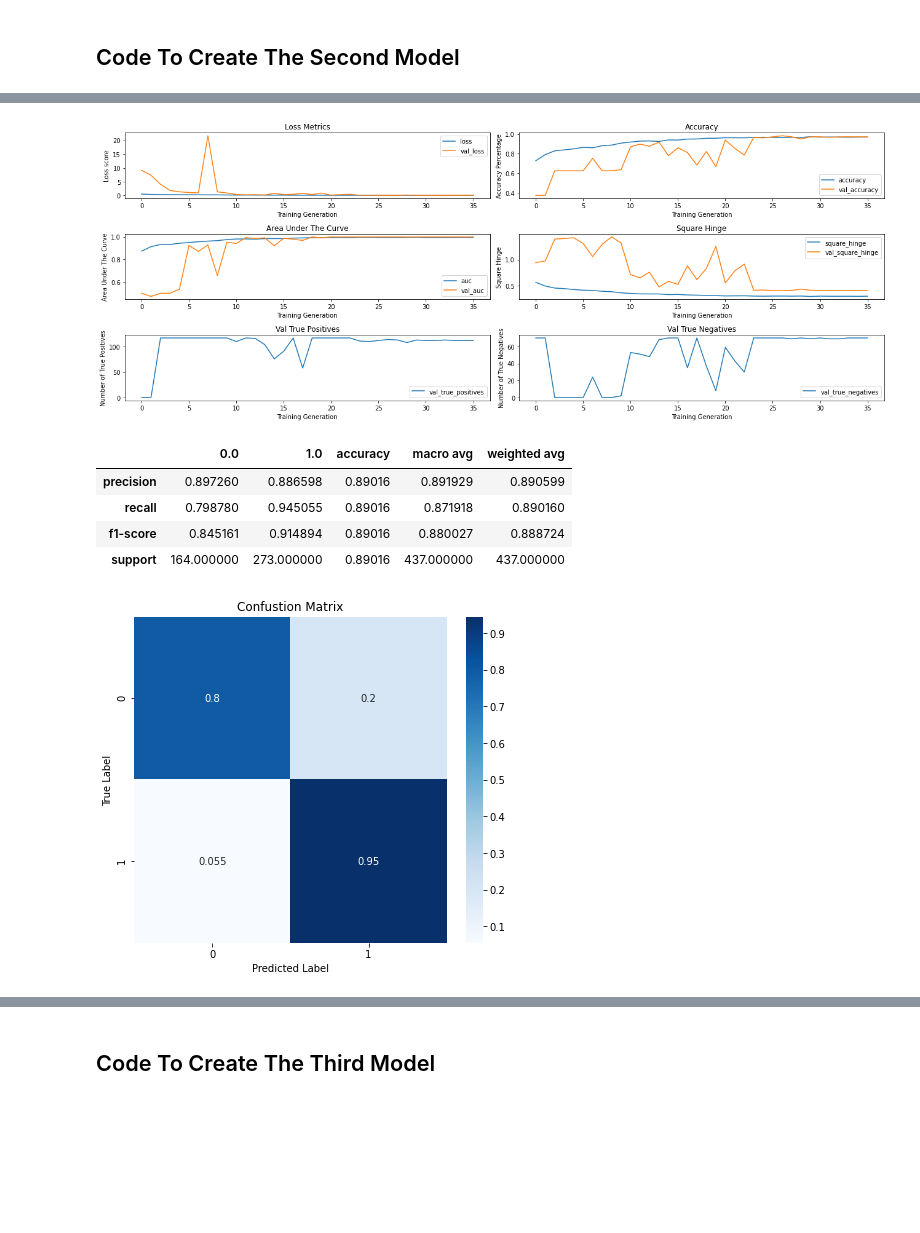
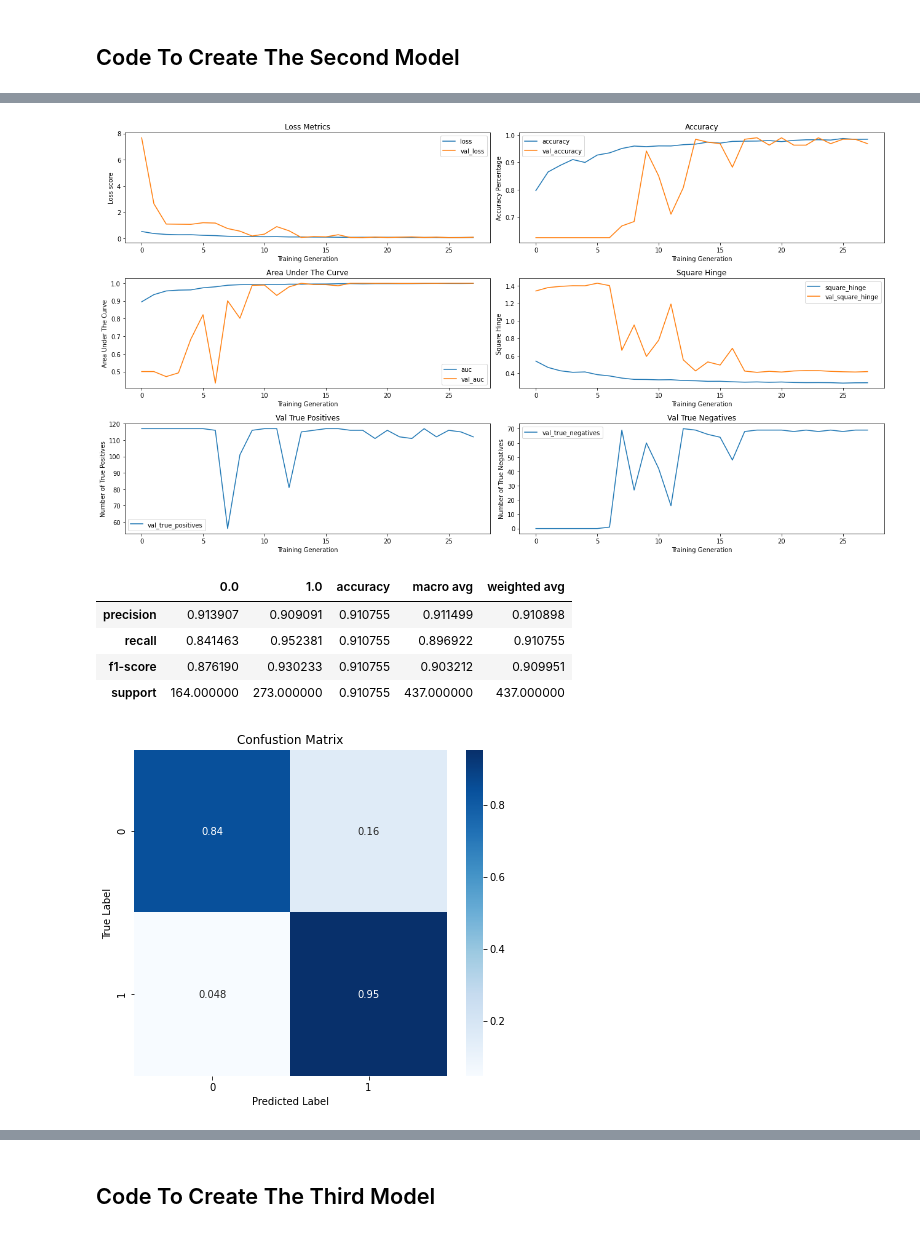
Before and after one commit to minthammock/dsc-mod-4-project-v2-1-onl01-dtsc-pt-041320, a Jupyter notebook: colab_project_notebook.ipynb, the cells around one changed output, grey strips where cells are left out. Cells and saved outputs as stored; diff of their text form; code cells hidden in the pictures; blank space fills up the shorter version.

```diff
--- a/colab_project_notebook.ipynb
+++ b/colab_project_notebook.ipynb
@@ -402,7 +425,7 @@ def create_model_visuals(model, trainGenerator, valGenerator, testGenerator, bat
         **kwargs)
     model.evaluate(testGenerator)
     dfModel = pd.DataFrame().from_dict(modelHistory.history)
-    fig, ((ax1,ax2),(ax3,ax4),(ax5, ax6)) = plt.subplots(nrows = 3,ncols = 2, figsize = (18,7))
+    fig, ((ax1,ax2),(ax3,ax4),(ax5, ax6)) = plt.subplots(nrows = 3,ncols = 2, figsize = (18,10))
     dfModel.plot(y = ['loss', 'val_loss'],ax = ax1, title = 'Loss Metrics', xlabel = 'Training Generation', ylabel = 'Loss score');
     dfModel.plot(y = ['accuracy', 'val_accuracy'],ax = ax2, title = 'Accuracy',xlabel = 'Training Generation', ylabel = 'Accuracy Percentage');
     dfModel.plot(y = ['auc', 'val_auc'],ax = ax3, title = 'Area Under The Curve',xlabel = 'Training Generation', ylabel = 'Area Under The Curve');
@@ -415,7 +438,7 @@ def create_model_visuals(model, trainGenerator, valGenerator, testGenerator, bat
   else:
     dfModel = None
 
-  y_test_hat = np.where(model.predict(testGenerator) > .5, 1,0).flatten()
+  y_test_hat = np.where(model.predict(testGenerator) > .39, 1,0).flatten()
   y_test = testGenerator.y
   confustion_matrix(y_test, y_test_hat)
   dfTest = pd.DataFrame.from_dict(skm.classification_report(y_test, y_test_hat, output_dict=True))
@@ -590,25 +613,23 @@ secondModel.add(layers.GlobalAveragePooling2D())
 secondModel.add(layers.Dense(
     128,
     kernel_initializer=keras.initializers.Orthogonal(),
-    activity_regularizer = keras.regularizers.L2(.02),
+    activity_regularizer = keras.regularizers.L2(.05),
+    activation = 'relu',
     )
 )
-
-secondModel.add(layers.LeakyReLU())
 
 secondModel.add(layers.BatchNormalization())
 
 secondModel.add(layers.Dense(
-    6,
+    4,
     activation= 'tanh',
     kernel_initializer = keras.initializers.Orthogonal())
 )
 
-secondModel.add(layers.BatchNormalization())
 
 
 secondModel.add(layers.Dense(
-    6,
+    4,
     activation= 'tanh',
     kernel_initializer = keras.initializers.Orthogonal(),
     ))
@@ -619,7 +640,7 @@ secondModel.add(layers.Dense(1, activation = 'sigmoid'))
 secondModel.compile(
     optimizer = keras.optimizers.RMSprop(
         learning_rate=.001,
-        # momentum = .1
+        rho = .9
         ),
     loss = keras.losses.BinaryCrossentropy(),
     metrics = [
@@ -665,7 +686,7 @@ secondModelHistory,params = create_model_visuals(
     testGenerator=test,
     epochs = 150,
     batch_size=64,
-    class_weight = scale_weight(1.5),
+    class_weight = scale_weight(1),
     kwargs = {
         'validation_data': (valImages, valImageLabels),
         'callbacks':[secondModelCheckpoint, secondModelEarlyStop, secondModelLRAdjust]})
@@ -690,10 +711,10 @@ Epoch 36/150
-[figure, old version]
+[figure, new version]
 |  | 0.0 | 1.0 | accuracy | macro avg | weighted avg |
-| precision | 0.897260 | 0.886598 | 0.89016 | 0.891929 | 0.890599 |
-| recall | 0.798780 | 0.945055 | 0.89016 | 0.871918 | 0.890160 |
-| f1-score | 0.845161 | 0.914894 | 0.89016 | 0.880027 | 0.888724 |
-| support | 164.000000 | 273.000000 | 0.89016 | 437.000000 | 437.000000 |
+| precision | 0.913907 | 0.909091 | 0.910755 | 0.911499 | 0.910898 |
+| recall | 0.841463 | 0.952381 | 0.910755 | 0.896922 | 0.910755 |
+| f1-score | 0.876190 | 0.930233 | 0.910755 | 0.903212 | 0.909951 |
+| support | 164.000000 | 273.000000 | 0.910755 | 437.000000 | 437.000000 |
-[figure, old version]
+[figure, new version]
 # %%
 # save the training information to a dataframe for future visualization.
 secondModelHistory.to_csv('secondModel-train-info.csv')
```
Also changed, not shown: parts of 8 cells of this notebook.
